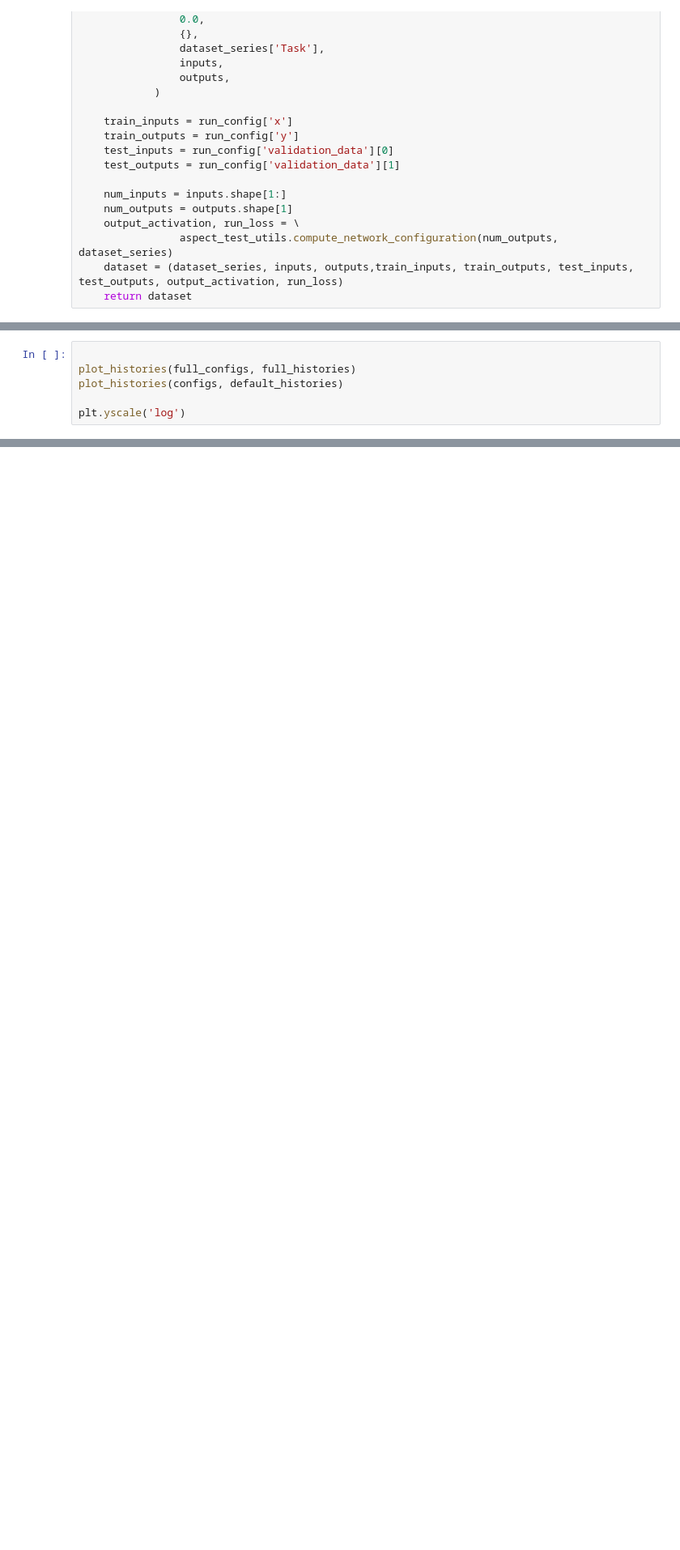
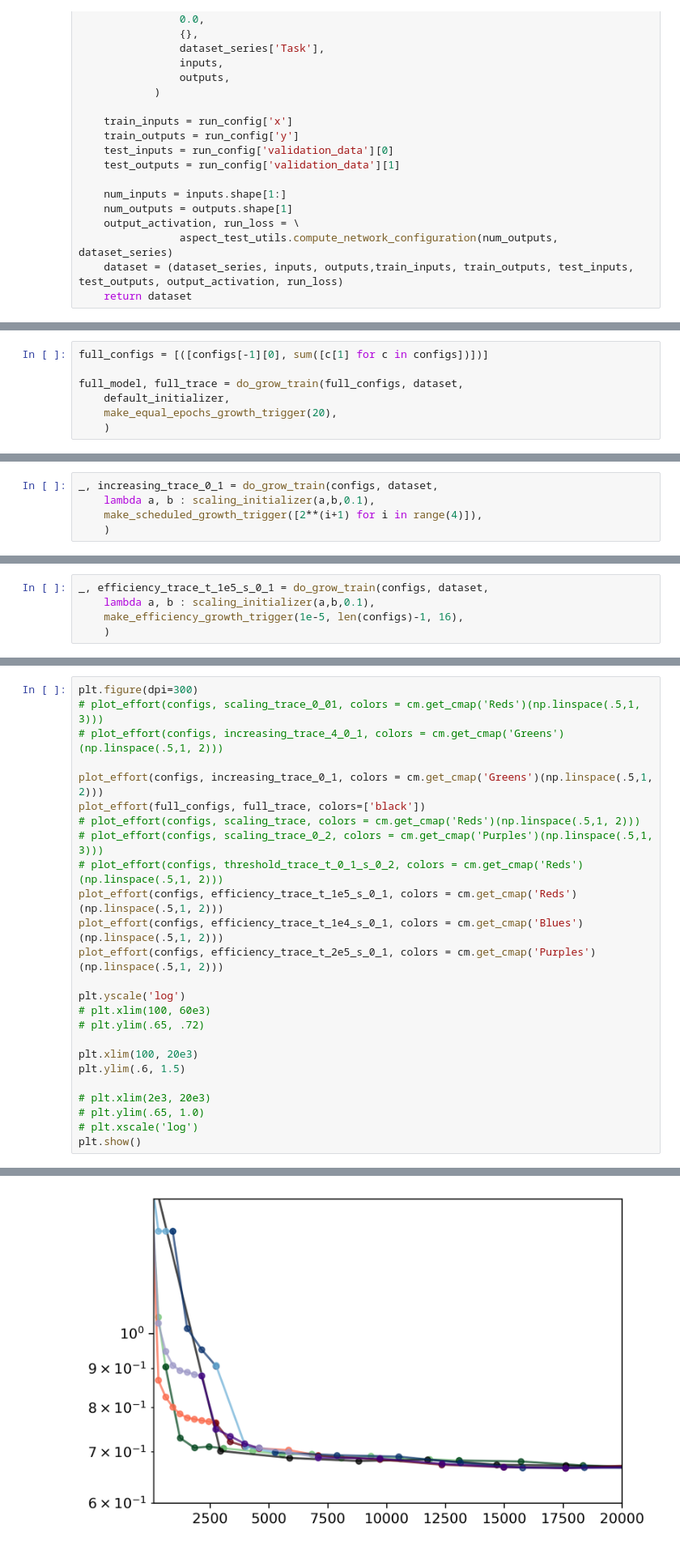
Before and after one commit to NREL/BUTTER-Empirical-Deep-Learning-Experimental-Framework, a Jupyter notebook: dmp/viz/width_growth_exp_ch.ipynb, the cells around one changed output, grey strips where cells are left out. Shown at 81% size. Saved outputs shown, nothing was run; the diff lists cells and outputs as text; blank space fills up the shorter version.

```diff
--- a/dmp/viz/width_growth_exp_ch.ipynb
+++ b/dmp/viz/width_growth_exp_ch.ipynb
@@ -175,0 +291,7 @@ Epoch 13/13
+# %%
+full_configs = [([configs[-1][0], sum([c[1] for c in configs])])]
+
+full_model, full_trace = do_grow_train(full_configs, dataset,
+    default_initializer,
+    make_equal_epochs_growth_trigger(20),
+    )
@@ -196,0 +408,5 @@ ValueError: not enough values to unpack (expected 4, got 3)
+# %%
+_, increasing_trace_0_1 = do_grow_train(configs, dataset,
+    lambda a, b : scaling_initializer(a,b,0.1),
+    make_scheduled_growth_trigger([2**(i+1) for i in range(4)]),
+    )
@@ -196,0 +477,5 @@ ValueError: not enough values to unpack (expected 4, got 3)
+# %%
+_, efficiency_trace_t_1e5_s_0_1 = do_grow_train(configs, dataset,
+    lambda a, b : scaling_initializer(a,b,0.1),
+    make_efficiency_growth_trigger(1e-5, len(configs)-1, 16),
+    )
@@ -197,7 +534,26 @@ ValueError: not enough values to unpack (expected 4, got 3)
 # %%
+plt.figure(dpi=300)
+# plot_effort(configs, scaling_trace_0_01, colors = cm.get_cmap('Reds')(np.linspace(.5,1, 3)))
+# plot_effort(configs, increasing_trace_4_0_1, colors = cm.get_cmap('Greens')(np.linspace(.5,1, 2)))
 
-plot_histories(full_configs, full_histories)
-plot_histories(configs, default_histories)
+plot_effort(configs, increasing_trace_0_1, colors = cm.get_cmap('Greens')(np.linspace(.5,1, 2)))
+plot_effort(full_configs, full_trace, colors=['black'])
+# plot_effort(configs, scaling_trace, colors = cm.get_cmap('Reds')(np.linspace(.5,1, 2)))
+# plot_effort(configs, scaling_trace_0_2, colors = cm.get_cmap('Purples')(np.linspace(.5,1, 3)))
+# plot_effort(configs, threshold_trace_t_0_1_s_0_2, colors = cm.get_cmap('Reds')(np.linspace(.5,1, 2)))
+plot_effort(configs, efficiency_trace_t_1e5_s_0_1, colors = cm.get_cmap('Reds')(np.linspace(.5,1, 2)))
+plot_effort(configs, efficiency_trace_t_1e4_s_0_1, colors = cm.get_cmap('Blues')(np.linspace(.5,1, 2)))
+plot_effort(configs, efficiency_trace_t_2e5_s_0_1, colors = cm.get_cmap('Purples')(np.linspace(.5,1, 2)))
 
 plt.yscale('log')
+# plt.xlim(100, 60e3)
+# plt.ylim(.65, .72)
+
+plt.xlim(100, 20e3)
+plt.ylim(.6, 1.5)
+
+# plt.xlim(2e3, 20e3)
+# plt.ylim(.65, 1.0)
+# plt.xscale('log')
+plt.show()
 # %% [output]
@@ -204,0 +560 @@ TypeError: plot_histories() missing 1 required positional argument: 'histories'
+[figure, added]
```
Also changed, not shown: parts of 20 cells of this notebook.
